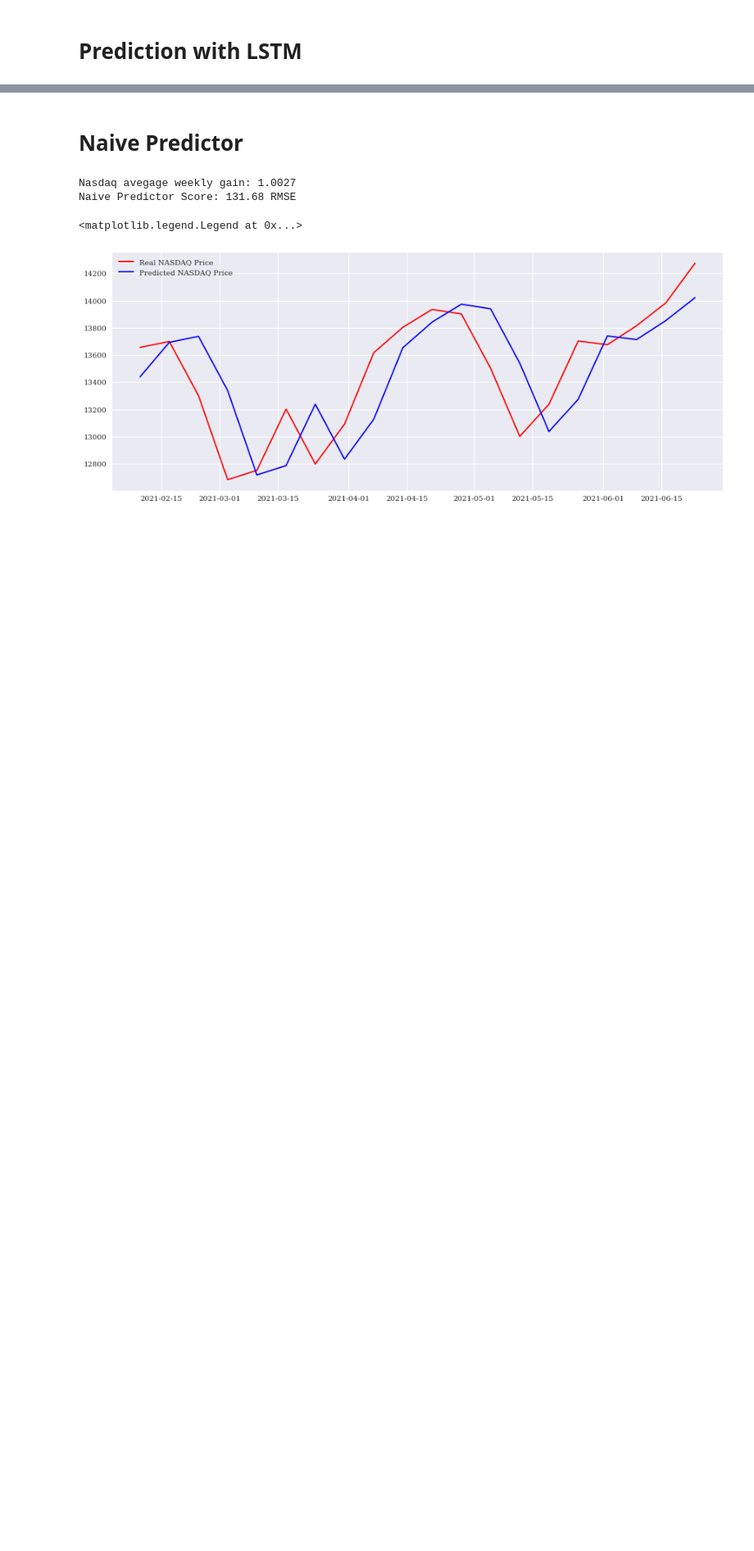
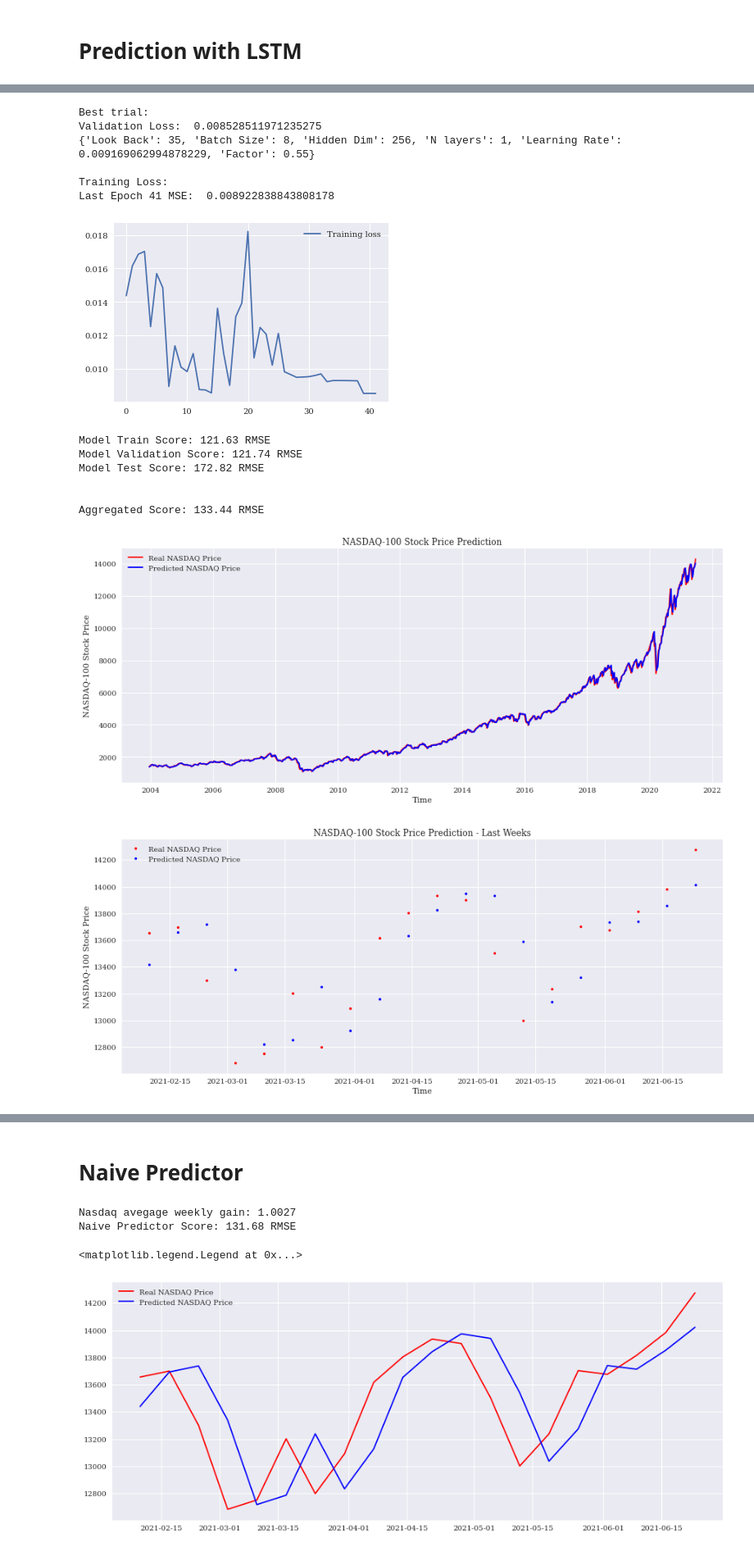
Before and after one commit to RoyMahlab/GRU-LSTM-FED, a Jupyter notebook: Prediction FED.ipynb, the cells around one changed output, grey strips where cells are left out. Shown at 82% size. Drawn from its saved outputs; the diff is of its cells as text; code cells hidden in the pictures; blank space fills up the shorter version.

```diff
--- a/Prediction FED.ipynb
+++ b/Prediction FED.ipynb
@@ -355,8 +368,10 @@ def predict_results(model, n=5):
         predictions.append(y_test_pred.item())
 
     figure, axes = plt.subplots(figsize=(15, 6))
-    print(predictions)
     axes.plot(range(1,n+1),predictions)
     plt.xticks(range(1,n+1))
+    plt.title('NASDAQ-100 Stock Price Future Prediction - Last Weeks')
     plt.xlabel('Weeks Ahead')
-    plt.ylabel('NASDAQ-100 Stock Price Prediction')
+    plt.ylabel('NASDAQ-100 Stock Price')
+    plt.show()
+    print(predictions)
@@ -362,0 +457,4 @@ def predict_results(model, n=5):
+# %%
+nasdaq, scaled, scaler1, scaler2  = load_nasdaq(use_fed_data = False)
+input_dim = 1
+study_gru_no_fed = conduct_study ('GRU NO FED', 'GRU', n_trials)
@@ -498,0 +571,20 @@ predict_results(lstm)
+# %%
+nasdaq, scaled, scaler1, scaler2  = load_nasdaq(use_fed_data = False)
+input_dim = 1
+study_results(study_gru_no_fed,'GRU')
+# %% [output]
+Best trial:
+Validation Loss:  0.008528511971235275
+{'Look Back': 35, 'Batch Size': 8, 'Hidden Dim': 256, 'N layers': 1, 'Learning Rate': 0.009169062994878229, 'Factor': 0.55}
+
+Training Loss:
+Last Epoch 41 MSE:  0.008922838843808178
+[figure, added]
+Model Train Score: 121.63 RMSE
+Model Validation Score: 121.74 RMSE
+Model Test Score: 172.82 RMSE
+
+
+Aggregated Score: 133.44 RMSE
+[figure, added]
+[figure, added]
```
Also changed, not shown: parts of 52 cells of this notebook.
